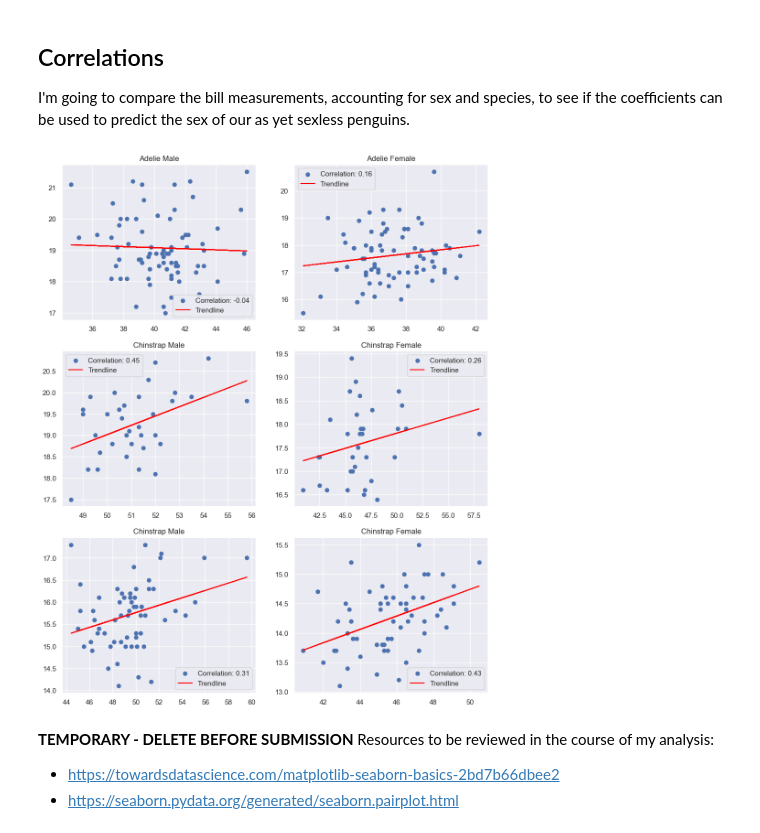
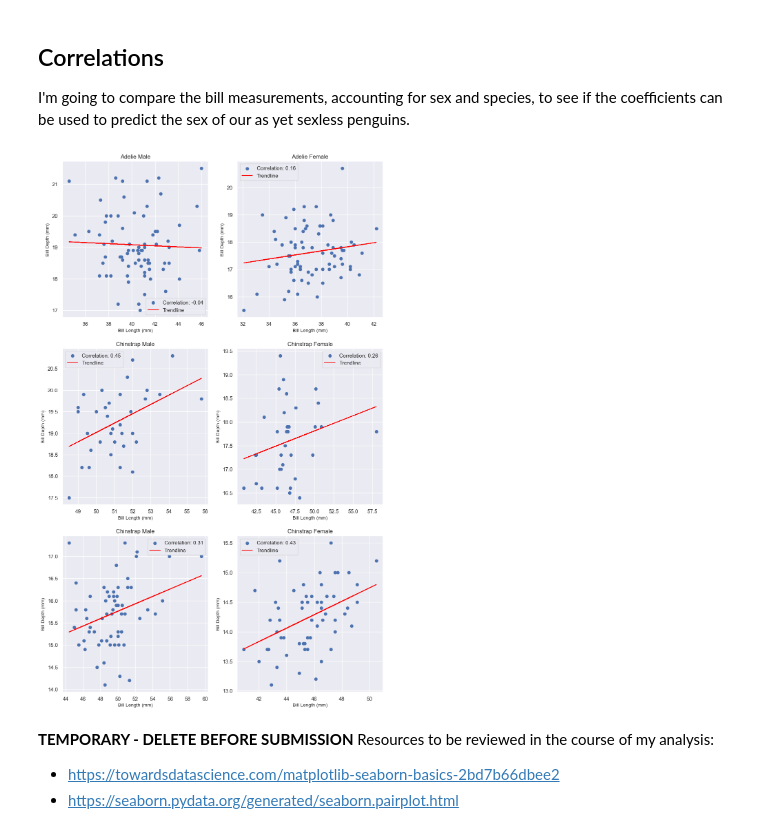
Before and after one commit to JBnkn/8634-data-analytics, a Jupyter notebook: penguins.ipynb, the cells around one changed output. Cells and saved outputs as stored; diff of their text form; code cells hidden in the pictures.

Commit message:
Tweaked correlation subplots

```diff
--- a/penguins.ipynb
+++ b/penguins.ipynb
@@ -194,7 +194,7 @@ Now, I'm going to take a look at some correlations in this data to see if it can
 I'm going to compare the bill measurements, accounting for sex and species, to see if the coefficients can be used to predict the sex of our as yet sexless penguins.
 # %%
 # Create a figure with six subplots
-fig, axs = plt.subplots(3, 2, figsize=(12, 15))
+fig, axs = plt.subplots(3, 2, figsize=(12, 20))
 
 # Adelie Male subplot
 male_df = adelie_df[adelie_df['sex'] == 'Male']
@@ -206,6 +206,8 @@ axs[0,0].plot(x_male, m_male * x_male + b_male, color='red', label='Trendline')
 correlation_coefficient_male = np.corrcoef(x_male, y_male)[0, 1]
 correlation_label_male = 'Correlation: {:.2f}'.format(correlation_coefficient_male)
 axs[0,0].legend([correlation_label_male, 'Trendline'])
+axs[0,0].set_xlabel('Bill Length (mm)', fontsize=10)
+axs[0,0].set_ylabel('Bill Depth (mm)', fontsize=10)
 axs[0,0].set_title('Adelie Male')
 
 # Adelie Female subplot
@@ -218,7 +220,9 @@ axs[0,1].plot(x_female, m_female * x_female + b_female, color='red', label='Tren
 correlation_coefficient_female = np.corrcoef(x_female, y_female)[0, 1]
 correlation_label_female = 'Correlation: {:.2f}'.format(correlation_coefficient_female)
 axs[0,1].legend([correlation_label_female, 'Trendline'])
-axs[0, 1].set_title('Adelie Female')
+axs[0,1].set_xlabel('Bill Length (mm)', fontsize=10)
+axs[0,1].set_ylabel('Bill Depth (mm)', fontsize=10)
+axs[0,1].set_title('Adelie Female')
 
 # Chinstrap Male subplot
 male_df = chinstrap_df[chinstrap_df['sex'] == 'Male']
@@ -230,6 +234,8 @@ axs[1,0].plot(x_male, m_male * x_male + b_male, color='red', label='Trendline')
 correlation_coefficient_male = np.corrcoef(x_male, y_male)[0, 1]
 correlation_label_male = 'Correlation: {:.2f}'.format(correlation_coefficient_male)
 axs[1,0].legend([correlation_label_male, 'Trendline'])
+axs[1,0].set_xlabel('Bill Length (mm)', fontsize=10)
+axs[1,0].set_ylabel('Bill Depth (mm)', fontsize=10)
 axs[1,0].set_title('Chinstrap Male')
 
 # Chinstrap Female subplot
@@ -242,35 +248,41 @@ axs[1,1].plot(x_female, m_female * x_female + b_female, color='red', label='Tren
 correlation_coefficient_female = np.corrcoef(x_female, y_female)[0, 1]
 correlation_label_female = 'Correlation: {:.2f}'.format(correlation_coefficient_female)
 axs[1,1].legend([correlation_label_female, 'Trendline'])
+axs[1,1].set_xlabel('Bill Length (mm)', fontsize=10)
+axs[1,1].set_ylabel('Bill Depth (mm)', fontsize=10)
 axs[1,1].set_title('Chinstrap Female')
 
 # Gentoo Male subplot
 male_df = gentoo_df[gentoo_df['sex'] == 'Male']
 x_male = male_df['bill_length_mm']
 y_male = male_df['bill_depth_mm']
 axs[2,0].scatter(x_male, y_male)
 m_male, b_male = np.polyfit(x_male, y_male, 1)
 axs[2,0].plot(x_male, m_male * x_male + b_male, color='red', label='Trendline')
 correlation_coefficient_male = np.corrcoef(x_male, y_male)[0, 1]
 correlation_label_male = 'Correlation: {:.2f}'.format(correlation_coefficient_male)
 axs[2,0].legend([correlation_label_male, 'Trendline'])
+axs[2,0].set_xlabel('Bill Length (mm)', fontsize=10)
+axs[2,0].set_ylabel('Bill Depth (mm)', fontsize=10)
 axs[2,0].set_title('Chinstrap Male')
 
 # Gentoo Female subplot
 female_df = gentoo_df[gentoo_df['sex'] == 'Female']
 x_female = female_df['bill_length_mm']
 y_female = female_df['bill_depth_mm']
 axs[2,1].scatter(x_female, y_female)
 m_female, b_female = np.polyfit(x_female, y_female, 1)
 axs[2,1].plot(x_female, m_female * x_female + b_female, color='red', label='Trendline')
 correlation_coefficient_female = np.corrcoef(x_female, y_female)[0, 1]
 correlation_label_female = 'Correlation: {:.2f}'.format(correlation_coefficient_female)
 axs[2,1].legend([correlation_label_female, 'Trendline'])
+axs[2,1].set_xlabel('Bill Length (mm)', fontsize=10)
+axs[2,1].set_ylabel('Bill Depth (mm)', fontsize=10)
 axs[2,1].set_title('Chinstrap Female')
 
 plt.show()
 # %% [output]
-[figure, old version]
+[figure, new version]
 # %% [markdown]
 **TEMPORARY - DELETE BEFORE SUBMISSION**
 Resources to be reviewed in the course of my analysis:
```
